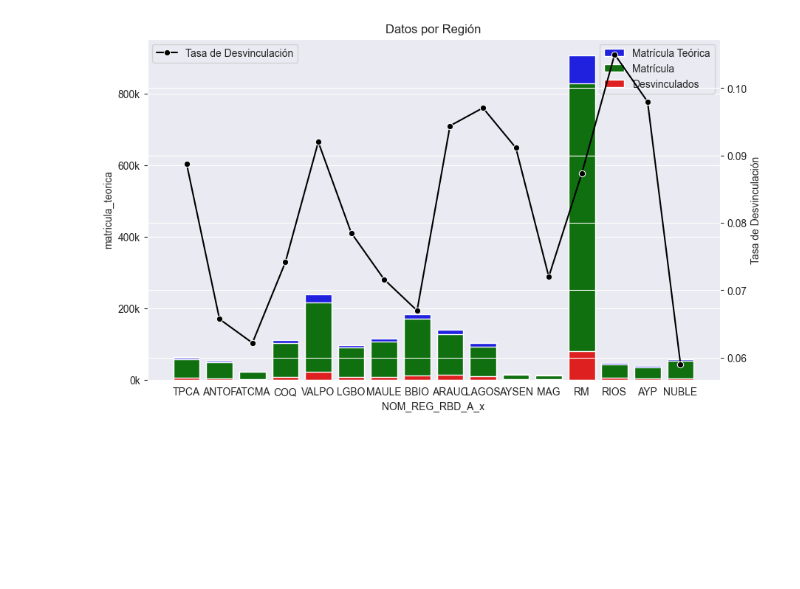
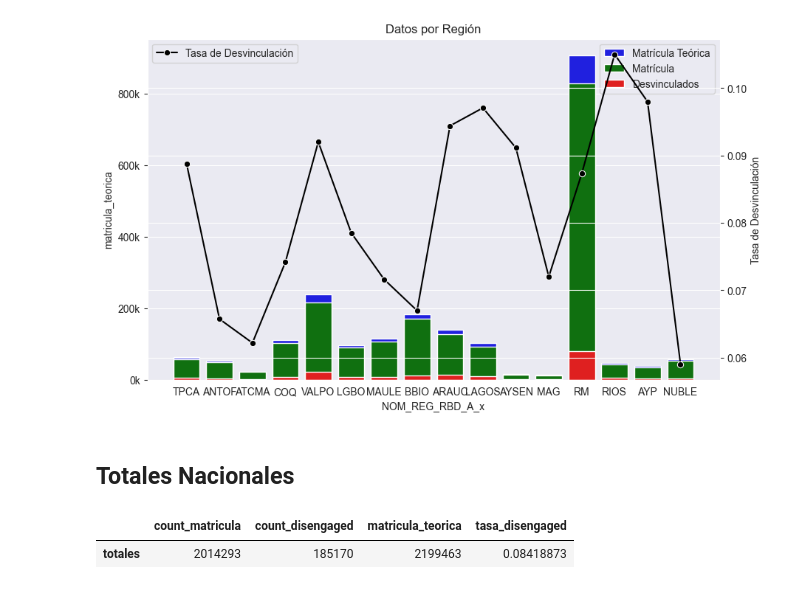
Before and after one commit to xhebyz/test_mineduc, a Jupyter notebook: data.ipynb, the cells around one changed output. Cells and saved outputs as stored; diff of their text form; code cells hidden in the pictures; blank space fills up the shorter version.

```diff
--- a/data.ipynb
+++ b/data.ipynb
@@ -129,4 +134,12 @@ ax2.set_ylabel('Tasa de Desvinculación')
 plt.show()
 # %% [output]
 [figure]
+# %% [markdown]
+## Totales Nacionales
+# %%
+totales = stats.get("REG").get("totales")
+totales.transpose()
+# %% [output]
+|  | count_matricula | count_disengaged | matricula_teorica | tasa_disengaged |
+| totales | 2014293 | 185170 | 2199463 | 0.08418873 |
 # %% [markdown]
```
Also changed, not shown: parts of 6 cells of this notebook, 1 other file.
